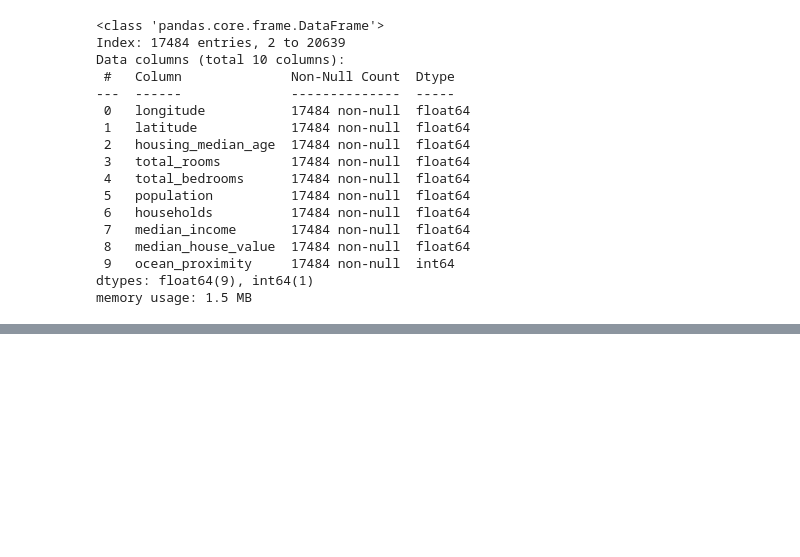
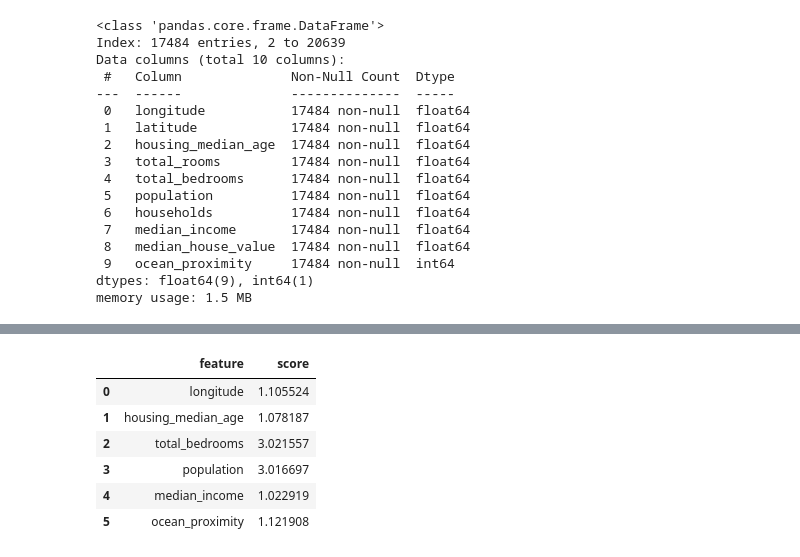
Before and after one commit to saptarshidas219/ML_Prog, a Jupyter notebook: california_house.ipynb, the cells around one changed output, grey strips where cells are left out. Saved outputs shown, nothing was run; the diff lists cells and outputs as text; code cells hidden in the pictures; blank space fills up the shorter version.

```diff
--- a/california_house.ipynb
+++ b/california_house.ipynb
@@ -260,0 +277,33 @@ vif_table
+# %%
+vif_cols = []
+for col in df_drop.columns:
+    if (df_drop[col].dtype != 'object') and (col != "median_house_value"):
+        # Extra safety check: Drop features with zero variance (all identical values)
+        if df_drop[col].nunique() > 1:
+            vif_cols.append(col)
+
+# Extract features and drop any missing values to prevent linear algebra failure
+x = df_drop[vif_cols].dropna()
+
+# 2. CRITICAL FIX: Add a constant intercept column to prevent NaN/inf errors
+x_with_const = add_constant(x)
+
+# 3. Calculate VIF using the matrix that includes the intercept
+vif_table = pd.DataFrame()
+vif_table['feature'] = vif_cols
+
+# The list comprehension loops through indices matching your original feature positions
+vif_table['score'] = [
+    variance_inflation_factor(x_with_const.values, x_with_const.columns.get_loc(col))
+    for col in vif_cols
+]
+
+vif_table
+# %% [output]
+|  | feature | score |
+| 0 | longitude | 1.105524 |
+| 1 | housing_median_age | 1.078187 |
+| 2 | total_bedrooms | 3.021557 |
+| 3 | population | 3.016697 |
+| 4 | median_income | 1.022919 |
+| 5 | ocean_proximity | 1.121908 |
```
Also changed, not shown: parts of 18 cells of this notebook.
